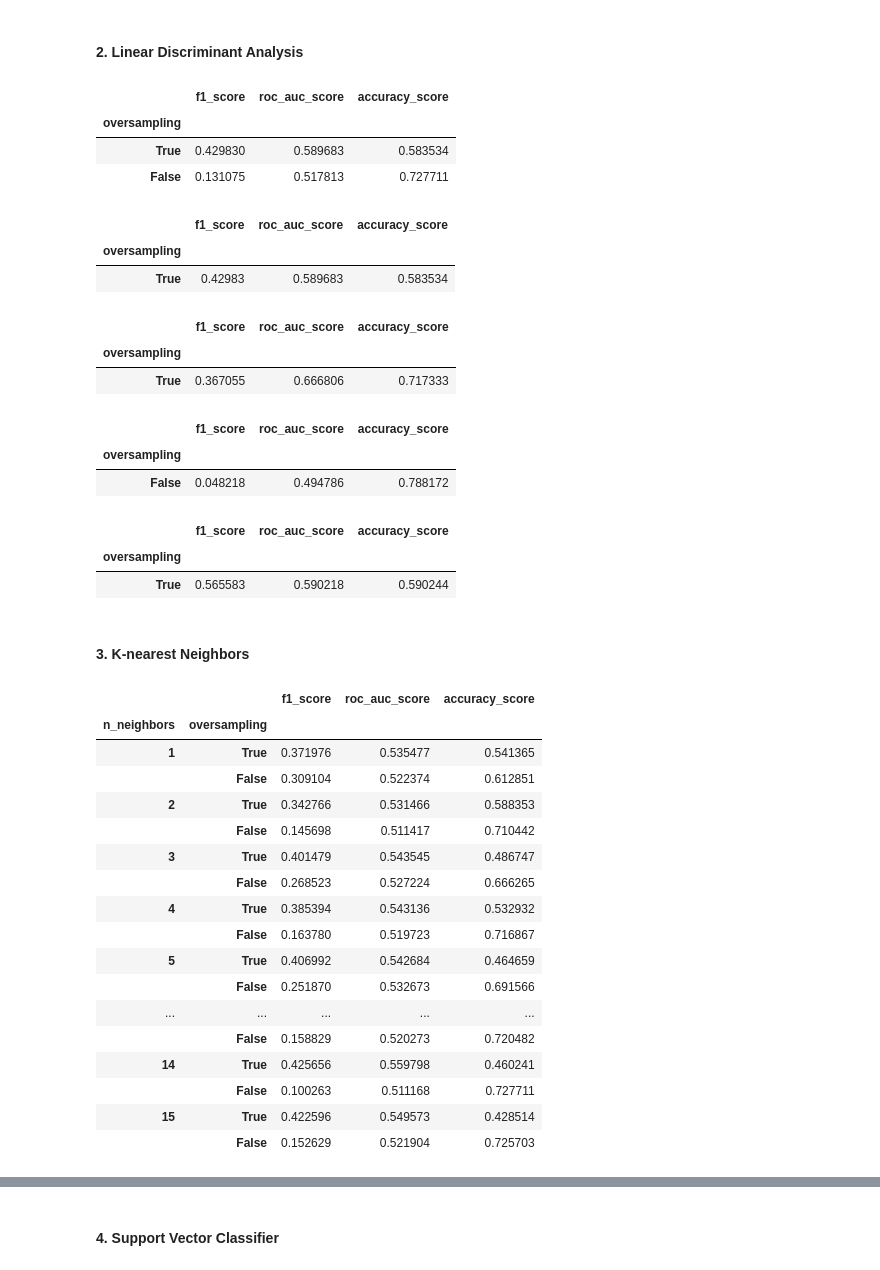
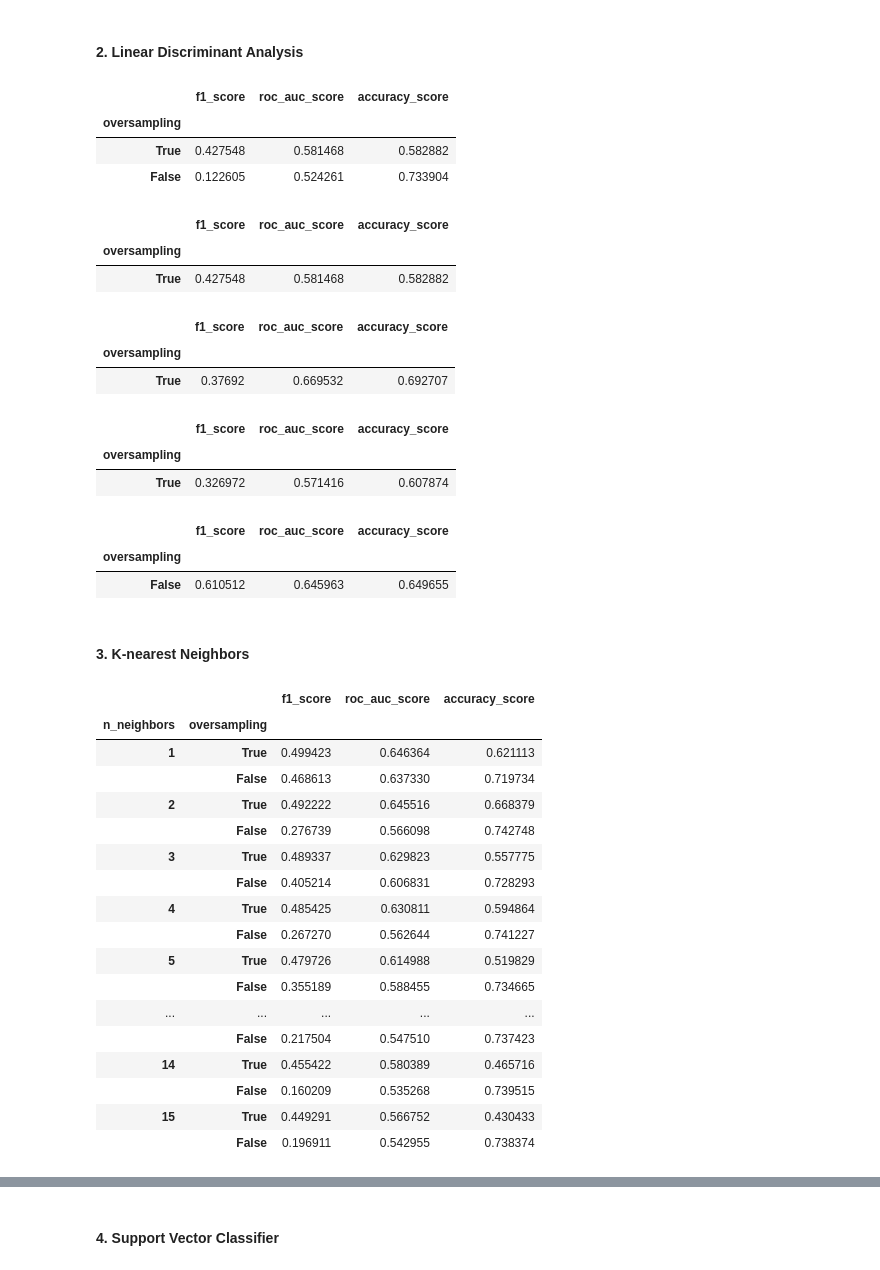
Before and after one commit to CS-433/cs-433-project-2-cough_classifier, a Jupyter notebook: src/notebooks/grid_search_classical/grid_search_fine_no_metadata.ipynb, the cells around one changed output, grey strips where cells are left out. Drawn from its saved outputs; the diff is of its cells as text; code cells hidden in the pictures.

```diff
--- a/src/notebooks/grid_search_no_no_metadata.ipynb
+++ b/src/notebooks/grid_search_classical/grid_search_fine_no_metadata.ipynb
@@ -14,9 +14,9 @@ import numpy as np
 # %% [markdown]
 ### Load Data
 # %%
-DATA_PATH = '../../data'
-X_no, y_no = import_data(DATA_PATH, segmentation_type='no',
-                                 drop_user_features=True,
-                                 drop_expert=True)
+DATA_PATH = '../../../data'
+X_fine, y_fine = import_data(DATA_PATH, segmentation_type='fine',
+                             drop_user_features=True,
+                             drop_expert=True)
 # %%
 # For each expert separately
@@ -45,6 +45,6 @@ display(y_no.head())
 # %% [markdown]
 ### Preprocessing
 # %%
-X_no = classic_preprocessing(X_no, stop = None, dummy = False)
+X_fine = classic_preprocessing(X_fine, stop=None, dummy=False)
 # %%
 # Save the expert feature for split
@@ -110,24 +113,24 @@ display(best_log_1, best_log_2, best_log_3)
 # %% [markdown]
 #### 2. Linear Discriminant Analysis
 # %%
-lda_results = hyperparameter_tuning_cv(model='lda', data=X_no, labels=y_no.Label, cv_k=5,
+lda_results = hyperparameter_tuning_cv(model='lda', data=X_fine, labels=y_fine.Label, cv_k=5,
                                        params=LDA_PARAMS)
 
 display(lda_results)
 # %% [output]
 |  | f1_score | roc_auc_score | accuracy_score |
 | oversampling |  |  |  |
-| True | 0.429830 | 0.589683 | 0.583534 |
-| False | 0.131075 | 0.517813 | 0.727711 |
+| True | 0.427548 | 0.581468 | 0.582882 |
+| False | 0.122605 | 0.524261 | 0.733904 |
 # %%
 # Best model parameters
 
-best_lda = lda_results.iloc[[lda_results.reset_index()['roc_auc_score'].idxmax()]]
+best_lda = lda_results.iloc[[lda_results.reset_index()['f1_score'].idxmax()]]
 
 display(best_lda)
 # %% [output]
 |  | f1_score | roc_auc_score | accuracy_score |
 | oversampling |  |  |  |
-| True | 0.42983 | 0.589683 | 0.583534 |
+| True | 0.427548 | 0.581468 | 0.582882 |
 # %%
 # For each expert
@@ -140,45 +143,48 @@ lda_results_3 = hyperparameter_tuning_cv(model='lda', data=X_no_e_3, labels=y_no
 # %%
-best_lda_1 = lda_results_1.iloc[[lda_results_1.reset_index()['roc_auc_score'].idxmax()]]
-best_lda_2 = lda_results_2.iloc[[lda_results_2.reset_index()['roc_auc_score'].idxmax()]]
-best_lda_3 = lda_results_3.iloc[[lda_results_3.reset_index()['roc_auc_score'].idxmax()]]
+best_lda_1 = lda_results_1.iloc[[
+    lda_results_1.reset_index()['roc_auc_score'].idxmax()]]
+best_lda_2 = lda_results_2.iloc[[
+    lda_results_2.reset_index()['roc_auc_score'].idxmax()]]
+best_lda_3 = lda_results_3.iloc[[
+    lda_results_3.reset_index()['roc_auc_score'].idxmax()]]
 
 display(best_lda_1, best_lda_2, best_lda_3)
 # %% [output]
 |  | f1_score | roc_auc_score | accuracy_score |
 | oversampling |  |  |  |
-| True | 0.367055 | 0.666806 | 0.717333 |
+| True | 0.37692 | 0.669532 | 0.692707 |
 |  | f1_score | roc_auc_score | accuracy_score |
 | oversampling |  |  |  |
-| False | 0.048218 | 0.494786 | 0.788172 |
+| True | 0.326972 | 0.571416 | 0.607874 |
 |  | f1_score | roc_auc_score | accuracy_score |
 | oversampling |  |  |  |
-| True | 0.565583 | 0.590218 | 0.590244 |
+| False | 0.610512 | 0.645963 | 0.649655 |
 # %% [markdown]
 #### 3. K-nearest Neighbors
 # %%
-knn_results = hyperparameter_tuning_cv(model='knn', data=X_no, labels=y_no.Label, cv_k=5,
+knn_results = hyperparameter_tuning_cv(model='knn', data=X_fine, labels=y_fine.Label, cv_k=5,
                                        params=KNN_PARAMS)
 
 display(knn_results)
 # %% [output]
 |  |  | f1_score | roc_auc_score | accuracy_score |
 | n_neighbors | oversampling |  |  |  |
-| 1 | True | 0.371976 | 0.535477 | 0.541365 |
-|  | False | 0.309104 | 0.522374 | 0.612851 |
-| 2 | True | 0.342766 | 0.531466 | 0.588353 |
-|  | False | 0.145698 | 0.511417 | 0.710442 |
-| 3 | True | 0.401479 | 0.543545 | 0.486747 |
-|  | False | 0.268523 | 0.527224 | 0.666265 |
-| 4 | True | 0.385394 | 0.543136 | 0.532932 |
-|  | False | 0.163780 | 0.519723 | 0.716867 |
-| 5 | True | 0.406992 | 0.542684 | 0.464659 |
-|  | False | 0.251870 | 0.532673 | 0.691566 |
+| 1 | True | 0.499423 | 0.646364 | 0.621113 |
+|  | False | 0.468613 | 0.637330 | 0.719734 |
+| 2 | True | 0.492222 | 0.645516 | 0.668379 |
+|  | False | 0.276739 | 0.566098 | 0.742748 |
+| 3 | True | 0.489337 | 0.629823 | 0.557775 |
+|  | False | 0.405214 | 0.606831 | 0.728293 |
+| 4 | True | 0.485425 | 0.630811 | 0.594864 |
+|  | False | 0.267270 | 0.562644 | 0.741227 |
+| 5 | True | 0.479726 | 0.614988 | 0.519829 |
+|  | False | 0.355189 | 0.588455 | 0.734665 |
 | ... | ... | ... | ... | ... |
-|  | False | 0.158829 | 0.520273 | 0.720482 |
-| 14 | True | 0.425656 | 0.559798 | 0.460241 |
-|  | False | 0.100263 | 0.511168 | 0.727711 |
-| 15 | True | 0.422596 | 0.549573 | 0.428514 |
-|  | False | 0.152629 | 0.521904 | 0.725703 |
+|  | False | 0.217504 | 0.547510 | 0.737423 |
+| 14 | True | 0.455422 | 0.580389 | 0.465716 |
+|  | False | 0.160209 | 0.535268 | 0.739515 |
+| 15 | True | 0.449291 | 0.566752 | 0.430433 |
+|  | False | 0.196911 | 0.542955 | 0.738374 |
 # %%
 # Best model parameters
 
```
Also changed, not shown: parts of 42 cells of this notebook, 24 other files.
